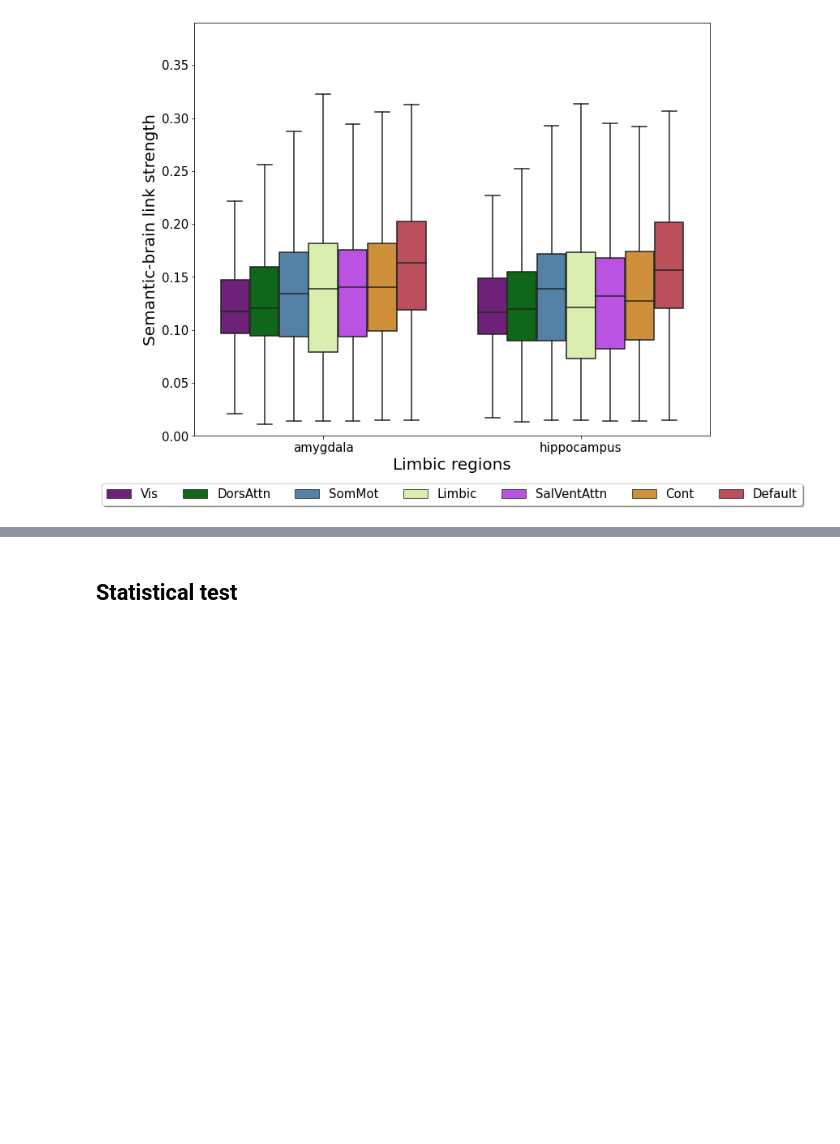
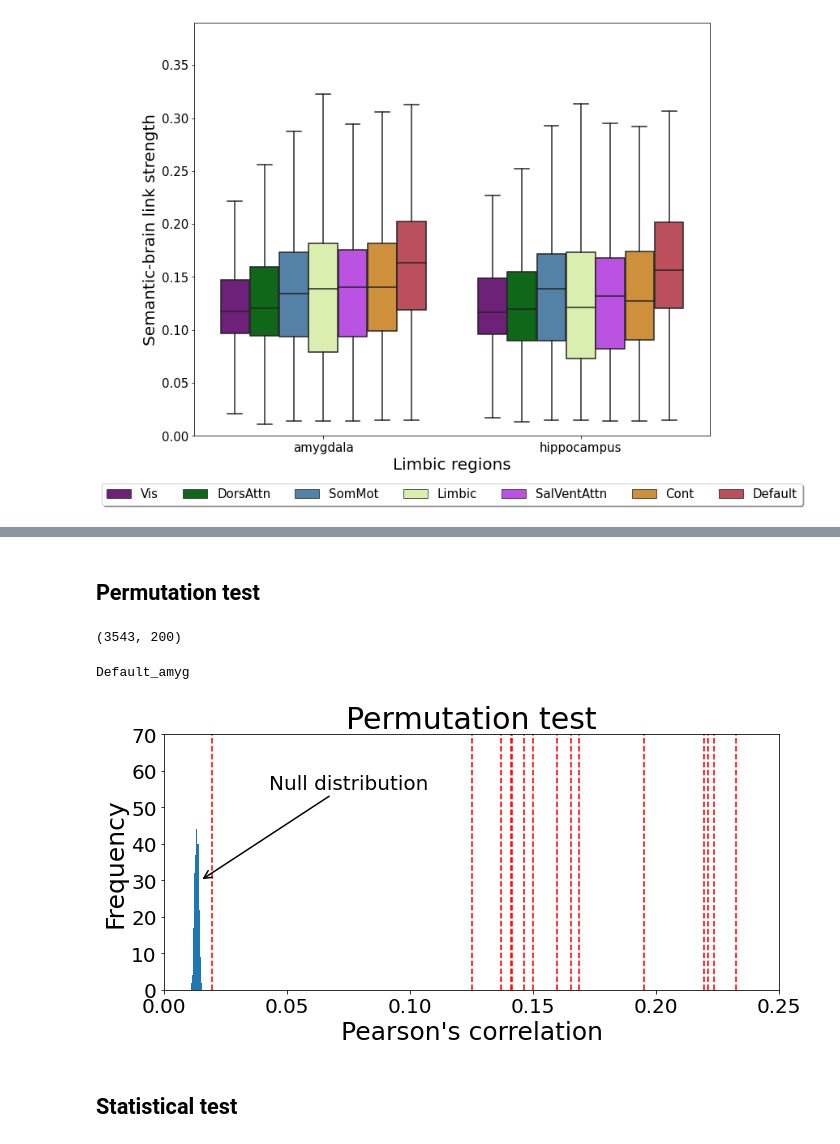
Before and after one commit to dblabs-mcgill-mila/hmm_forrest_nlp, a Jupyter notebook: data_representation.ipynb, the cells around one changed output, grey strips where cells are left out. Drawn from its saved outputs; the diff is of its cells as text; code cells hidden in the pictures; blank space fills up the shorter version.

Commit message:
add permutation test

```diff
--- a/data_representation.ipynb
+++ b/data_representation.ipynb
@@ -394,0 +456,9 @@ if save_fig:
+# %% [markdown]
+## Permutation test
+# %%
+n_components, text_type, text_method = re.findall('n(\d+)\S+(\w{3})_(\w{3})\/args.npy', subset[0])[0]
+text = pickle.load(open("{}/text_embeddings_n{}_{}_{}.pickle".format(
+    tmp_dir, n_components, text_type, text_method), "rb"))[240]
+print(text.shape)
+# %% [output]
+(3543, 200)
@@ -395,3 +499,36 @@ if save_fig:
+# %%
+res_all = {}
+for net in yeo7_color.keys():
+    for lim in ['amyg', 'hippo']:
+        res = np.load(f'{tmp_dir}/perm_res_{net}_{lim}.npy')
+        res_all["_".join([net, lim])] = res
+# %%
+for k,v in res_all.items():
+    net, lim = k.split('_')
+    truth = df.loc[(df.net == net) & (df['limbic region'].str.contains(lim)),'cor'].to_numpy()
+    plt.figure(figsize=(10,5))
+    ax = plt.hist(v, bins=50)
+    for i in truth:
+        plt.axvline(i, ls="--", color="r")
+    print(k)
+    plt.title(f"Permutation test", fontsize=30)
+    plt.xlabel("Pearson's correlation",fontsize=25)
+    plt.xlim((0,0.25))
+    plt.ylim((0, 70))
+    plt.xticks(fontsize=20)
+    plt.annotate(
+    'Null distribution', xy=(0.015, 30),xytext=(0.075, 55) ,
+    horizontalalignment="center",fontsize=20,
+    arrowprops=dict(arrowstyle='->',lw=1.5)
+    )
+    plt.yticks(fontsize=20)
+    plt.ylabel("Frequency",fontsize=25)
+    plt.tight_layout()
+    plt.savefig(f"figs/permutation_test/1000_perm_test_{net} & {lim}.png")
+    plt.show()
+# %% [output]
+Default_amyg
+[figure, added]
 # %% [markdown]
 ## Statistical test
 # %%
```
Also changed, not shown: parts of 21 cells of this notebook, 2 other files.
